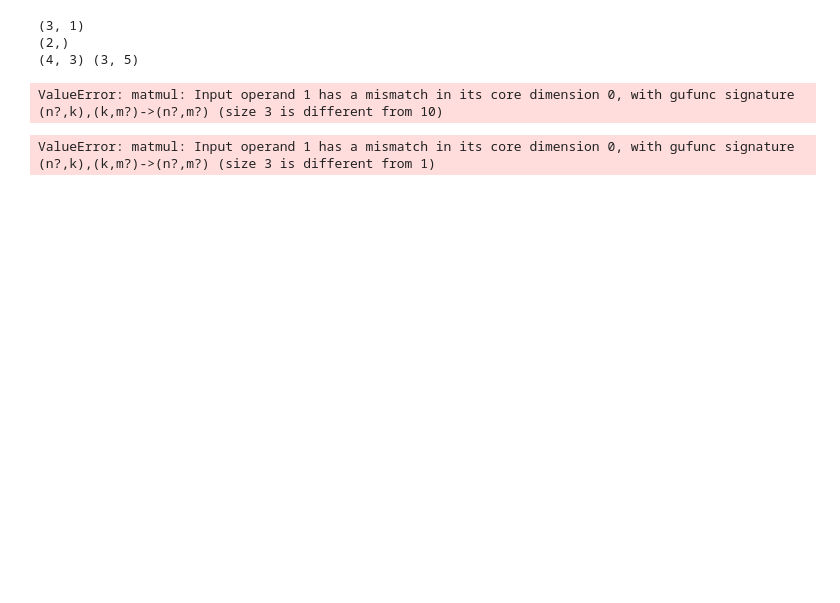
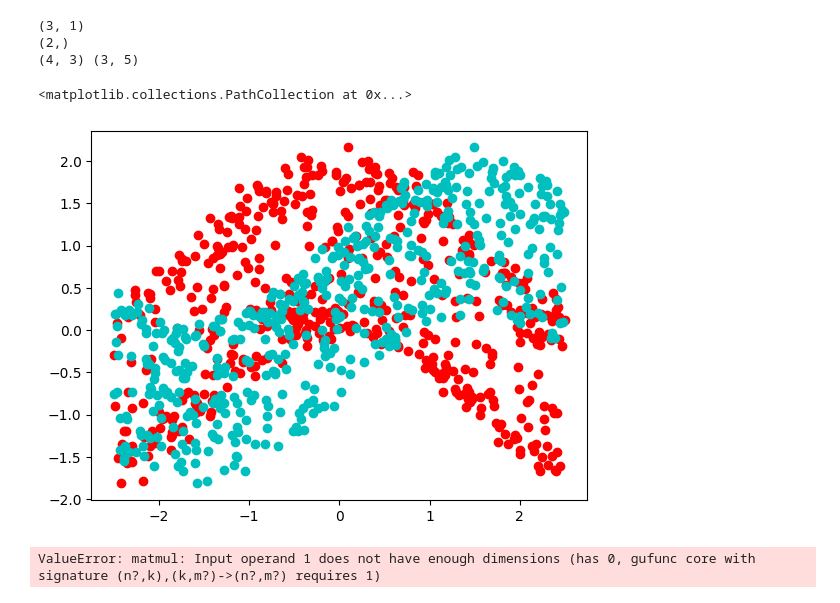
Before and after one commit to rohan1827/Everything-Python, a Jupyter notebook: Core DL/Tiny Autograd.ipynb, the cells around one changed output. Saved outputs shown, nothing was run; the diff lists cells and outputs as text; code cells hidden in the pictures; blank space fills up the shorter version.

Commit message:
testing tensor

```diff
--- a/Core DL/Tiny Autograd.ipynb
+++ b/Core DL/Tiny Autograd.ipynb
@@ -662,19 +632,6 @@ print(A.grad.shape, B.grad.shape)  # (4,3) (3,5)
 (3, 1)
 (2,)
 (4, 3) (3, 5)
-# %%
-inp = tensor(np.random.randn(1, 10))
-
-weight1 = tensor(np.random.randn(10, 5))
-bias1 = tensor(np.random.randn(5,))     # FIXED
-
-weight2 = tensor(np.random.randn(5, 2))
-bias2 = tensor(np.random.randn(2,))     # FIXED
-
-h = inp @ weight1 + bias1   # (1,10) @ (10,5) + (5,) → (1,5)
-out = h @ weight2 + bias2   # (1,5) @ (5,2) + (2,) → (1,2)
-# %% [output]
-ValueError: matmul: Input operand 1 has a mismatch in its core dimension 0, with gufunc signature (n?,k),(k,m?)->(n?,m?) (size 3 is different from 10)
 # %%
 # linear layer
 
@@ -687,15 +644,20 @@ class linear:
 
     def __call__(self, x):
         return x @ self.W + self.b
-# %%
-inp = tensor(np.random.randn(1, 10))
-
-fc1 = linear(10, 100)
-fc2 = linear(100, 1)
-
-# fp
-h = fc1(x)
-out = fc2(h)
-out
-# %% [output]
-ValueError: matmul: Input operand 1 has a mismatch in its core dimension 0, with gufunc signature (n?,k),(k,m?)->(n?,m?) (size 3 is different from 1)
+# %%
+# create dataset
+
+def create_dataset(n=512, seed=None):
+    rng = np.random.default_rng(seed)
+    X = rng.uniform(low=-2.5, high=2.5, size=(n, 2)) # (N, 2)
+    y = np.sin(X[:, 0:1]) + np.cos(X[:, 1:2]) # (N, 1)
+    y += 0.1 * rng.standard_normal(y.shape) # noise
+    return (X, y)
+# %%
+X, y = create_dataset(seed=123)
+# %%
+plt.scatter(X[:, 1], y, c='r')
+plt.scatter(X[:, 0], y, c='c')
+# %% [output]
+<matplotlib.collections.PathCollection at 0x...>
+[figure, added]
@@ -701,0 +688,26 @@ ValueError: matmul: Input operand 1 has a mismatch in its core dimension 0, with
+# %%
+epoch = 30
+lr = 1e-4
+
+for i in range(epoch):
+    # fp
+    yhat = forward(X)
+
+    # loss
+    loss = mse_loss(yhat, y)
+
+    # zero grad
+    for p in params:
+        p.zero_grad()
+
+    # backward
+    loss.backward()
+
+    # step -- update
+    for p in params:
+        p.data += -lr * p.grad
+
+    if i % 10 ==0:
+        print(f'epoch: {i} | loss: {loss}')
+# %% [output]
+ValueError: matmul: Input operand 1 does not have enough dimensions (has 0, gufunc core with signature (n?,k),(k,m?)->(n?,m?) requires 1)
```
Also changed, not shown: parts of 13 cells of this notebook.
